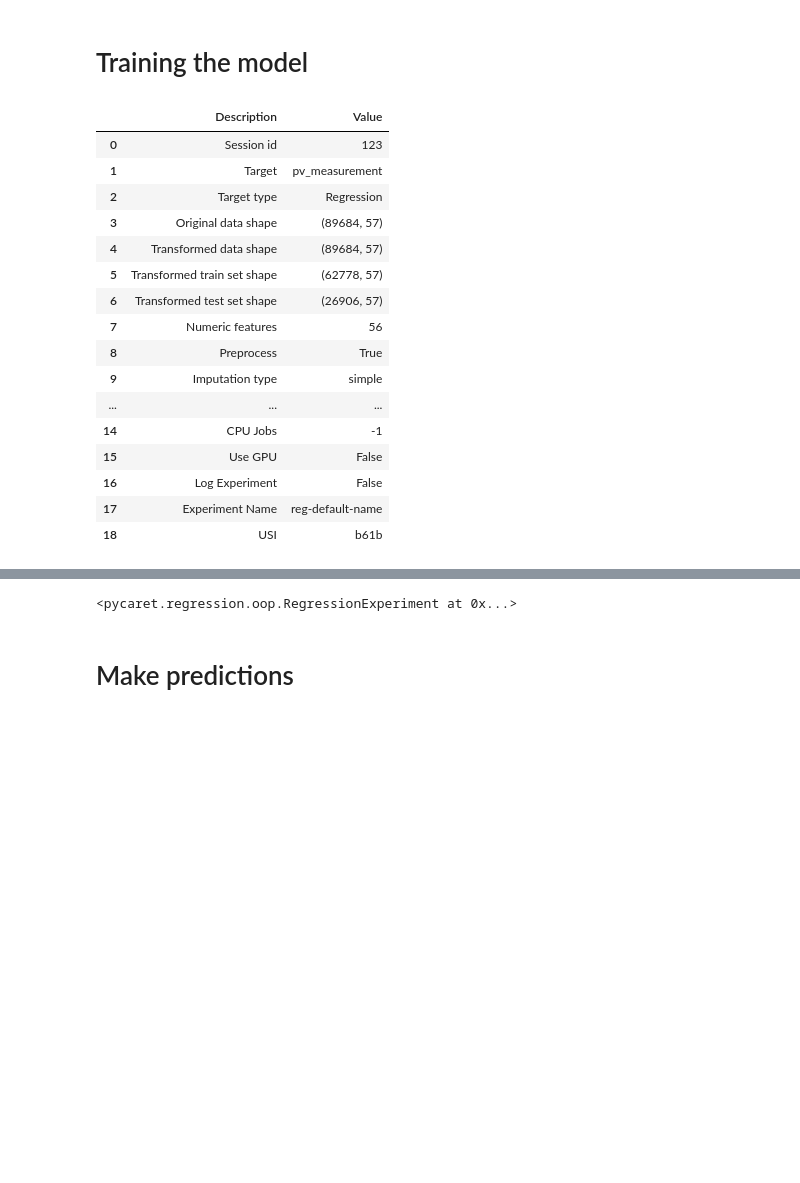
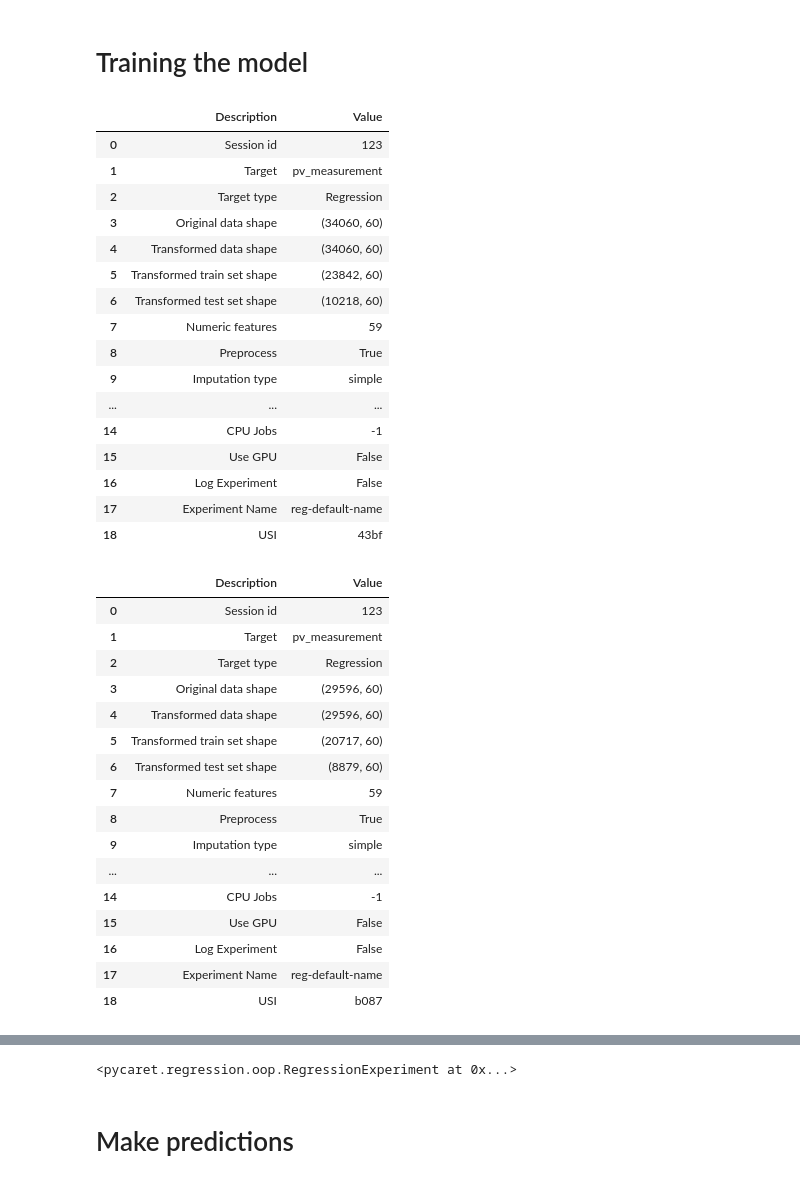
Before and after one commit to olejacobmellgren/solar-panel-energy-ml, a Jupyter notebook: model_notebooks/pycaret.ipynb, the cells around one changed output, grey strips where cells are left out. Cells and saved outputs as stored; diff of their text form; code cells hidden in the pictures; blank space fills up the shorter version.

```diff
--- a/model_notebooks/pycaret.ipynb
+++ b/model_notebooks/pycaret.ipynb
@@ -191,6 +191,10 @@ Name: date_forecast, dtype: datetime64[ns]
 # %%
 import data_func.timeseasonality as DTS
 import data_func.one_hot_encoding as OHE
+import data_func.date_forecast as DTF
+
+columns_to_drop = ['snow_density:kgm3', 'elevation:m', 'snow_drift:idx', 'date_forecast']
+
 for i in range(len(X_train)):
     X_train[i] = DTS.append_seasonal_columns(X_train[i])
     X_train[i] = DTF.date_forecast_columns(X_train[i])
@@ -213,8 +217,8 @@ for i in range(len(X_frames_test)):
      X_train[i] = OHE.one_hot_encode(X_train[i],OH_columns)
      X_frames_test[i] = OHE.one_hot_encode(X_frames_test[i], OH_columns)
      X_frames_test[i] = fix_categorical(X_train[i], X_frames_test[i])
-     X_train[i].drop(columns=['date_forecast'], inplace=True)
-     X_frames_test[i].drop(columns=['date_forecast'], inplace=True)
+     X_train[i].drop(columns=columns_to_drop, inplace=True)
+     X_frames_test[i].drop(columns=columns_to_drop, inplace=True)
 
 def combine_features(df, listOfFeaturesToCombine):
     for features in listOfFeaturesToCombine:
@@ -281,8 +283,6 @@ df[(df['A'] != 0) | (df['B'] != 0) | (df['C'] != 0)]
 values = {"ceiling_height_agl:m": 20000, "cloud_base_agl:m": 20000}
 
 for i in range(len(X_train)):
-    X_train[i].drop(columns=['snow_density:kgm3', 'elevation:m'], inplace=True)
-    X_frames_test[i].drop(columns=['snow_density:kgm3', 'elevation:m'], inplace=True)
     X_train[i].fillna(value=values, inplace=True)
     X_frames_test[i].fillna(value=values, inplace=True)
     X_frames_test[i].fillna(0, inplace=True) # fills remaining NaN vals with 0, (specifically for one-hot encoded columns with NaN)
@@ -291,37 +291,37 @@ for i in range(len(X_train)):
 # %%
 # import data_func.combine_all_frames as CAF
 
 # X_train_pd = CAF.combine_all_frames(X_train)
 # X_train_pd = OHE.one_hot_encode(X_train_pd, ["location"])
 
 # X_frames_test_pd = CAF.combine_all_frames(X_frames_test)
 # X_frames_test_pd = OHE.one_hot_encode(X_frames_test_pd, ["location"])
 
 # Y_frames_train_pd = pd.concat(Y_train, ignore_index=True)
 
 for i in range(len(X_train)):
   X_train[i] = pd.merge(X_train[i], Y_train[i], left_index=True, right_index=True)
 
 # print(X_train[0].columns)
 # print(X_train[0].head())
 
 setup_a = RegressionExperiment()
 setup_b = RegressionExperiment()
 setup_c = RegressionExperiment()
 
-setup_a.setup(X_train_pd, target = 'pv_measurement', session_id = 123)
+setup_a.setup(X_train[0], target = 'pv_measurement', session_id = 123)
 setup_b.setup(X_train[1], target = 'pv_measurement', session_id = 123)
 setup_c.setup(X_train[2], target = 'pv_measurement', session_id = 123)
 # %% [output]
 |  | Description | Value |
 | 0 | Session id | 123 |
 | 1 | Target | pv_measurement |
 | 2 | Target type | Regression |
-| 3 | Original data shape | (89684, 57) |
-| 4 | Transformed data shape | (89684, 57) |
-| 5 | Transformed train set shape | (62778, 57) |
-| 6 | Transformed test set shape | (26906, 57) |
-| 7 | Numeric features | 56 |
+| 3 | Original data shape | (34060, 60) |
+| 4 | Transformed data shape | (34060, 60) |
+| 5 | Transformed train set shape | (23842, 60) |
+| 6 | Transformed test set shape | (10218, 60) |
+| 7 | Numeric features | 59 |
 | 8 | Preprocess | True |
 | 9 | Imputation type | simple |
 | ... | ... | ... |
@@ -329,4 +329,21 @@ setup_c.setup(X_train[2], target = 'pv_measurement', session_id = 123)
 | 15 | Use GPU | False |
 | 16 | Log Experiment | False |
 | 17 | Experiment Name | reg-default-name |
-| 18 | USI | b61b |
+| 18 | USI | 43bf |
+|  | Description | Value |
+| 0 | Session id | 123 |
+| 1 | Target | pv_measurement |
+| 2 | Target type | Regression |
+| 3 | Original data shape | (29596, 60) |
+| 4 | Transformed data shape | (29596, 60) |
+| 5 | Transformed train set shape | (20717, 60) |
+| 6 | Transformed test set shape | (8879, 60) |
+| 7 | Numeric features | 59 |
+| 8 | Preprocess | True |
+| 9 | Imputation type | simple |
+| ... | ... | ... |
+| 14 | CPU Jobs | -1 |
+| 15 | Use GPU | False |
+| 16 | Log Experiment | False |
+| 17 | Experiment Name | reg-default-name |
+| 18 | USI | b087 |
```
Also changed, not shown: parts of 8 cells of this notebook, 5 other files.
